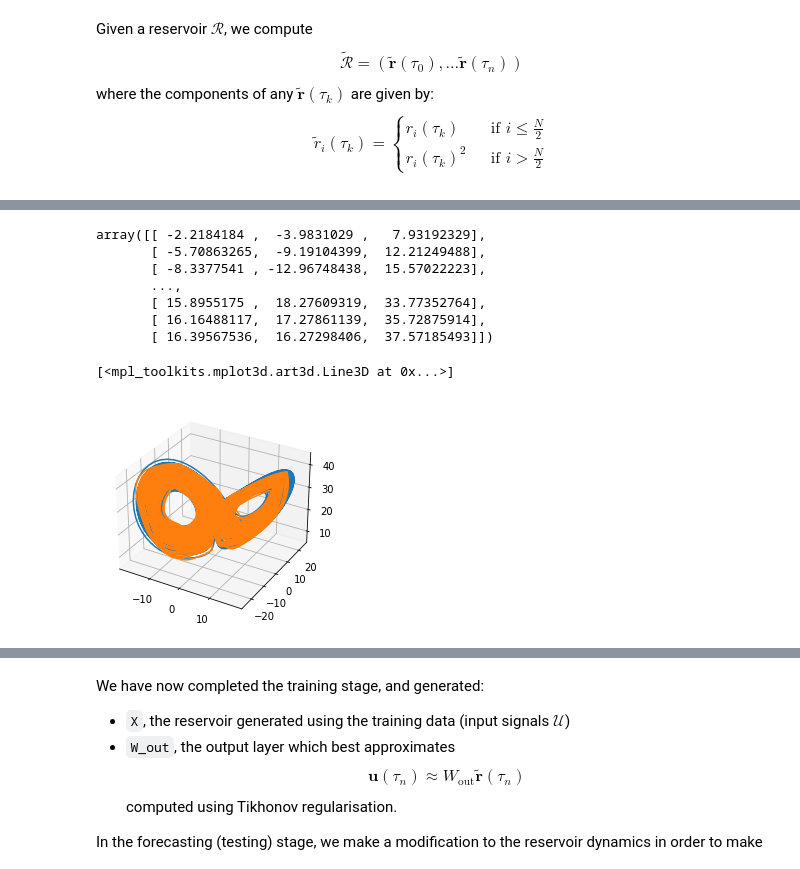
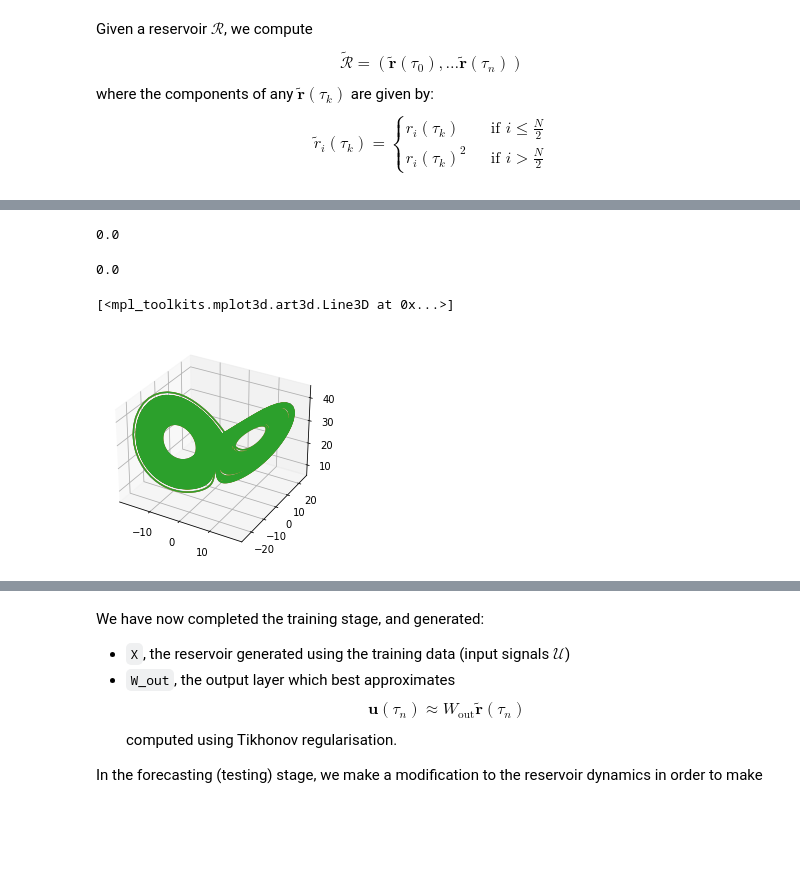
Before and after one commit to vibrantlychee/thesis-code, a Jupyter notebook: test_refactor_res.ipynb, the cells around one changed output, grey strips where cells are left out. Cells and saved outputs as stored; diff of their text form; code cells hidden in the pictures; blank space fills up the shorter version.

```diff
--- a/test_refactor_res.ipynb
+++ b/test_refactor_res.ipynb
@@ -167,36 +160,48 @@ print(sum(sum(training_res - test_res[1])))
 # %%
 # design matrix
-X = test_res[0]
+X = test_res
 # Tikhonov regularisation parameter
 ALPHA = 0.01
 # analytic solution
 W_out = np.dot(np.dot(np.linalg.inv(np.dot(X.transpose(), X) + ALPHA * np.identity(N)), X.transpose()), training_data)
+# %%
+test_W_out = res.generate_W_out(
+    data=training_data,
+    res=X,
+    alpha=ALPHA
+)
+# %%
+sum(sum(W_out.transpose() - test_W_out))
+# %% [output]
+0.0
 # %%
-preds = np.ndarray(training_data.shape)
+preds = np.ndarray((n, d))
 for i in range(n):
     preds[i] = np.dot(W_out.transpose(), X[i])
-preds
-# %% [output]
-array([[ -2.2184184 ,  -3.9831029 ,   7.93192329],
-       [ -5.70863265,  -9.19104399,  12.21249488],
-       [ -8.3377541 , -12.96748438,  15.57022223],
-       ...,
-       [ 15.8955175 ,  18.27609319,  33.77352764],
-       [ 16.16488117,  17.27861139,  35.72875914],
-       [ 16.39567536,  16.27298406,  37.57185493]])
+# %%
+test_preds = res.readout_network(test_res, test_W_out)
+# %%
+sum(sum(test_preds - preds))
+# %% [output]
+0.0
 # %%
 fig = plt.figure()
 ax = plt.axes(projection="3d")
 plt.plot(
     training_data[:, 0],
     training_data[:, 1],
     training_data[:, 2]
 )
 plt.plot(
+    test_preds[:, 0],
+    test_preds[:, 1],
+    test_preds[:, 2]
+)
+plt.plot(
     preds[:, 0],
     preds[:, 1],
     preds[:, 2]
 )
 # %% [output]
 [<mpl_toolkits.mplot3d.art3d.Line3D at 0x...>]
-[figure, old version]
+[figure, new version]
```
Also changed, not shown: parts of 28 cells of this notebook, 5 other files.
